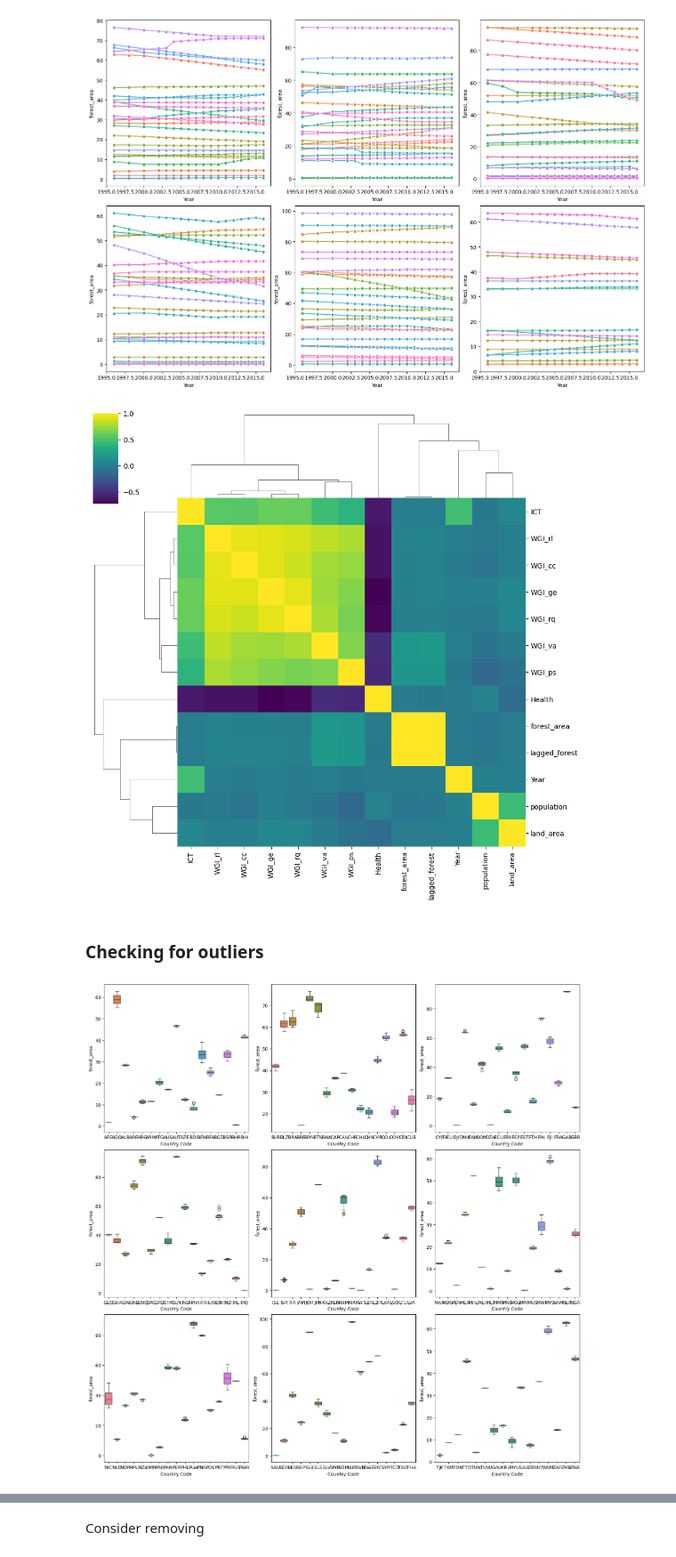
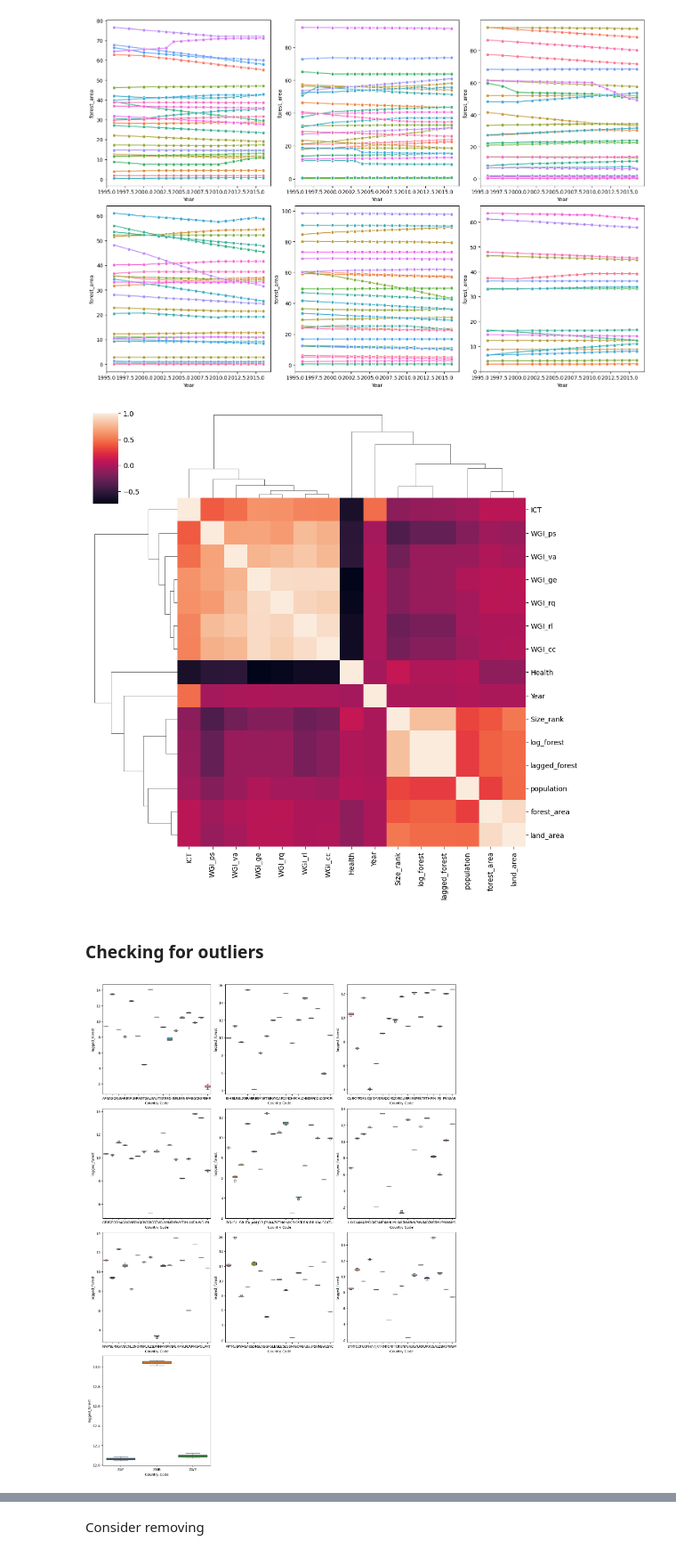
Before and after one commit to marcbarc19/DataScienceExam, a Jupyter notebook: forest-modelling.ipynb, the cells around one changed output, grey strips where cells are left out. Shown at 89% size. Drawn from its saved outputs; the diff is of its cells as text; code cells hidden in the pictures.

```diff
--- a/forest-modelling.ipynb
+++ b/forest-modelling.ipynb
@@ -174,0 +200,4 @@ plt.show()
+# %%
+forest['log_forest'] = np.log(forest['forest_area'])
+
+display(forest)
@@ -314,7 +363,7 @@ from sklearn.impute import IterativeImputer
 grouped_data = forest_full_filtered.groupby('Country Code')
 
 non_predictor_columns = [
-    'Country Code', 'Country Name', 'Indicator Name', 'Indicator Code', 'Year', 'forest_area', 'Education', 'Innovation', 'Social Inequality'
+    'Country Code', 'Country Name', 'Indicator Name', 'Indicator Code', 'Year', 'forest_area', 'Education', 'Innovation', 'Social Inequality', 'log_forest'
 ]
 
 # Initialize an empty list to store imputed data frames
@@ -436,7 +482,7 @@ for i in range(len(forest_full_imputed)):
     #print(lagged_row['ghg'])
     #If such a row exists, assign its 'Value' to the 'Lagged_Value' of the current row
     if not lagged_row.empty:
-        forest_full_imputed.loc[i, 'lagged_forest'] = lagged_row['forest_area'].values[0]
+        forest_full_imputed.loc[i, 'lagged_forest'] = lagged_row['log_forest'].values[0]
 
 #Display the new dataframe
 display(forest_full_imputed)
@@ -520,7 +692,8 @@ forest_full_imputed.to_csv('git_data/forest-modelling.csv', index=False)
 # Data exploration
 # %%
 #Load in cleaned data
-forest = pd.read_csv('git_data/forest-modelling.csv')
+#forest = pd.read_csv('git_data/forest-modelling.csv')
+forest = pd.read_csv('forest_sq_model.csv')
 
 forest.info()
 # %% [output]
@@ -581,45 +754,45 @@ plt.show()
 # %%
 forest_num = forest[forest.select_dtypes(exclude=['object']).columns]
 
-sns.clustermap(forest_num.corr(), cmap='viridis')
+sns.clustermap(forest_num.corr())
 plt.show()
 # %% [output]
-[figure, old version]
+[figure, new version]
 # %% [markdown]
 ### Checking for outliers
 # %%
 #Dividing by contries
 countries = forest['Country Code'].unique()
 countries_per_fig = 17
 plots_per_row = 3
 palette = sns.color_palette("hsv", len(countries))
 
 # Split the countries into groups of the defined size
 country_groups = [countries[i:i + countries_per_fig] for i in range(0, len(countries), countries_per_fig)]
 
 num_rows = int(np.ceil(len(country_groups) / plots_per_row))
 
 # Create the grid of plots
 fig, axes = plt.subplots(num_rows, plots_per_row, figsize=(15, num_rows*5), constrained_layout=True)
 
 # Flatten the axes array for easy iteration
 axes = axes.flatten()
 
 # Plot the boxplots in the grid
 for i, (group, ax) in enumerate(zip(country_groups, axes)):
     data = forest[forest['Country Code'].isin(group)]
-    sns.boxplot(x='Country Code', y='forest_area', data= data, hue = 'Country Code', legend=False, ax=ax)
+    sns.boxplot(x='Country Code', y='lagged_forest', data= data, hue = 'Country Code', legend=False, ax=ax)
     #ax.set_title(f'Boxplot of GHG values by Country - Group {i + 1}')
     #ax.set_xlabel('Country Code')
     #ax.set_ylabel('GHG Values')
 
 # If there are any remaining subplots that are empty, hide them
 for j in range(i + 1, len(axes)):
     fig.delaxes(axes[j])
 
 plt.show()
 # %% [output]
-[figure, old version]
+[figure, new version]
 # %%
 # Function to detect outliers using IQR method for a given group
 def detect_outliers(group):
```
Also changed, not shown: parts of 62 cells of this notebook.
